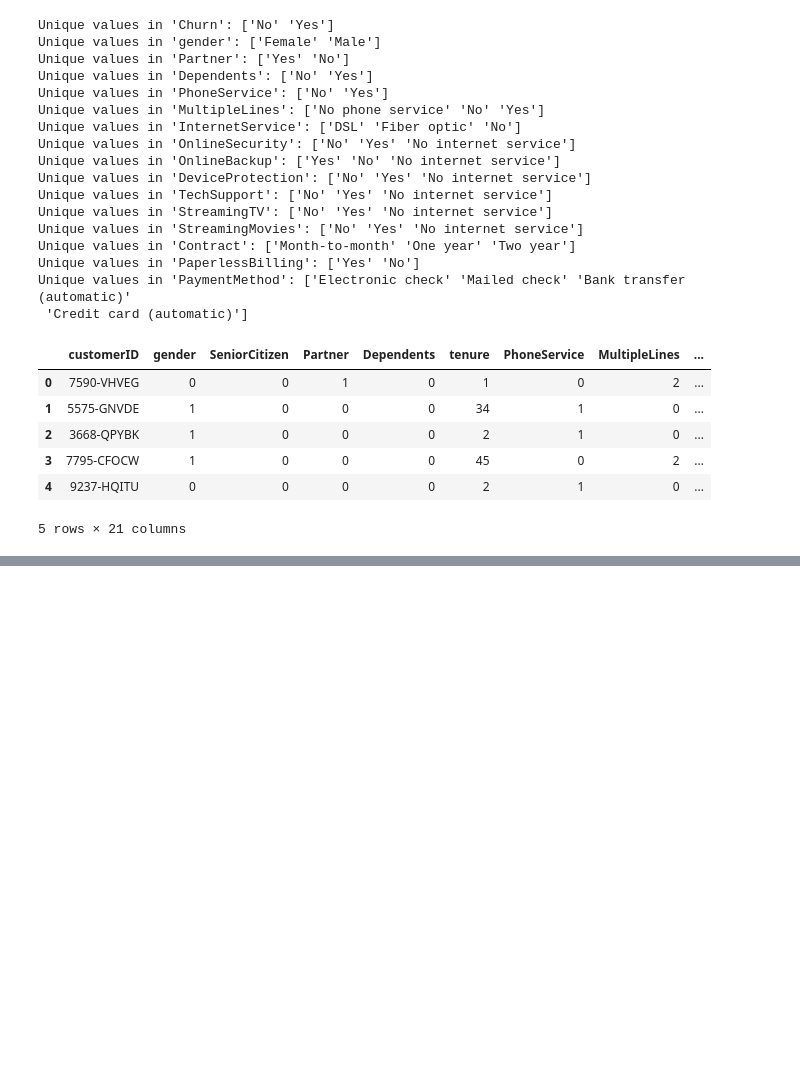
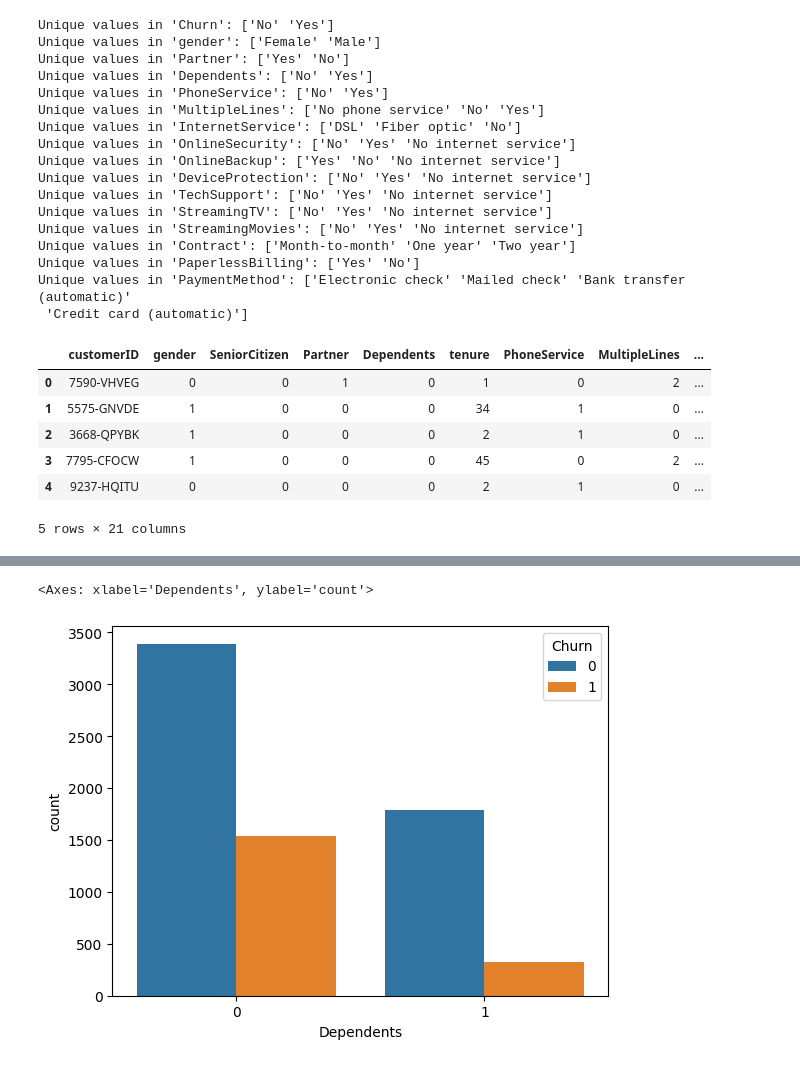
Before and after one commit to YashChindhe/CustomerChurn, a Jupyter notebook: project_with_Visuals - manual.ipynb, the cells around one changed output, grey strips where cells are left out. Cells and saved outputs as stored; diff of their text form; code cells hidden in the pictures; blank space fills up the shorter version.

```diff
--- a/project_with_Visuals - manual.ipynb
+++ b/project_with_Visuals - manual.ipynb
@@ -264,0 +333,6 @@ sb.countplot(x=file.SeniorCitizen,hue=chu_map)
+# %%
+# dependents
+sb.countplot(x=file.Dependents,hue=chu_map)
+# %% [output]
+<Axes: xlabel='Dependents', ylabel='count'>
+[figure, added]
```
Also changed, not shown: parts of 38 cells of this notebook.
